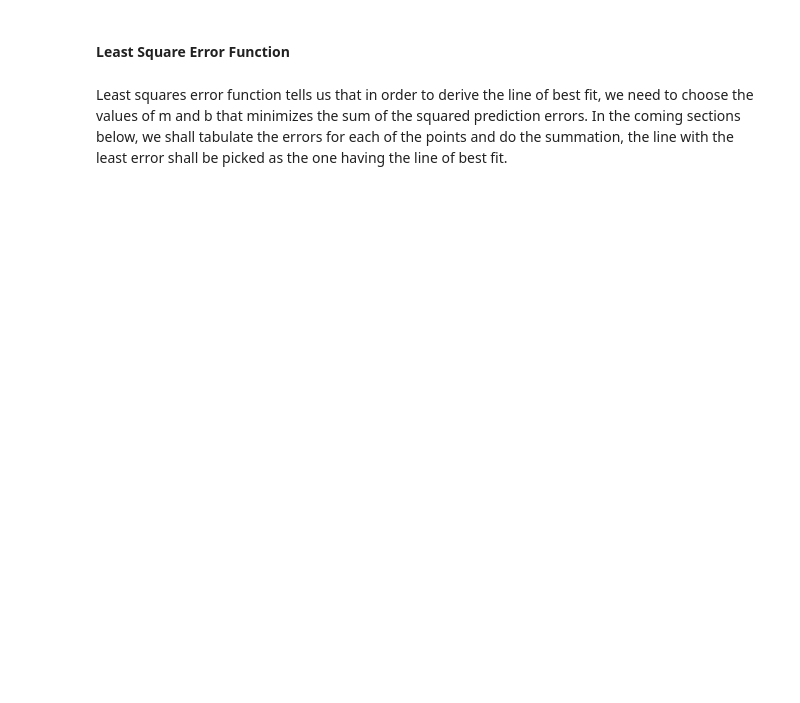
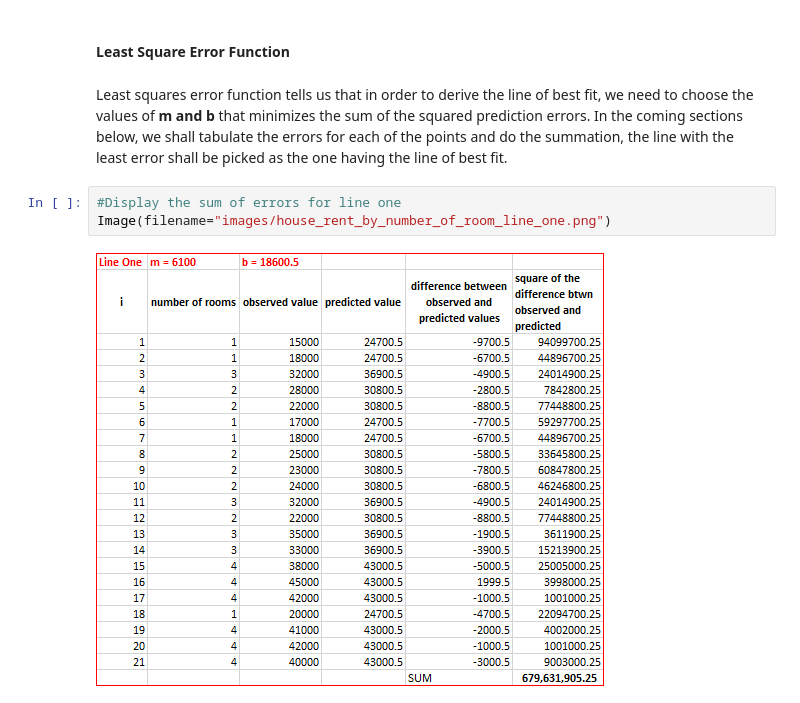
Before and after one commit to A4Ayub/Hands-On-Machine-Learning, a Jupyter notebook: exercises/RentAmountPrediction-01.ipynb, the cells around one changed output. Cells and saved outputs as stored; diff of their text form; blank space fills up the shorter version.

Commit message:
Added the Least Squares Method Comparisons of two lines

```diff
--- a/exercises/RentAmountPrediction-01.ipynb
+++ b/exercises/RentAmountPrediction-01.ipynb
@@ -112,4 +116,9 @@ A line that would fit the line very well is one that has as small as possible er
 # %% [markdown]
 #### Least Square Error Function
 # %% [markdown]
-Least squares error function tells us that in order to derive the line of best fit, we need to choose the values of m and b that minimizes the sum of the squared prediction errors. In the coming sections below, we shall tabulate the errors for each of the points and do the summation, the line with the least error shall be picked as the one having the line of best fit.
+Least squares error function tells us that in order to derive the line of best fit, we need to choose the values of **m and b** that minimizes the sum of the squared prediction errors. In the coming sections below, we shall tabulate the errors for each of the points and do the summation, the line with the least error shall be picked as the one having the line of best fit.
+# %%
+#Display the sum of errors for line one
+Image(filename="images/house_rent_by_number_of_room_line_one.png")
+# %% [output]
+[figure, added]
```
Also changed, not shown: parts of 5 cells of this notebook, 2 other files.
